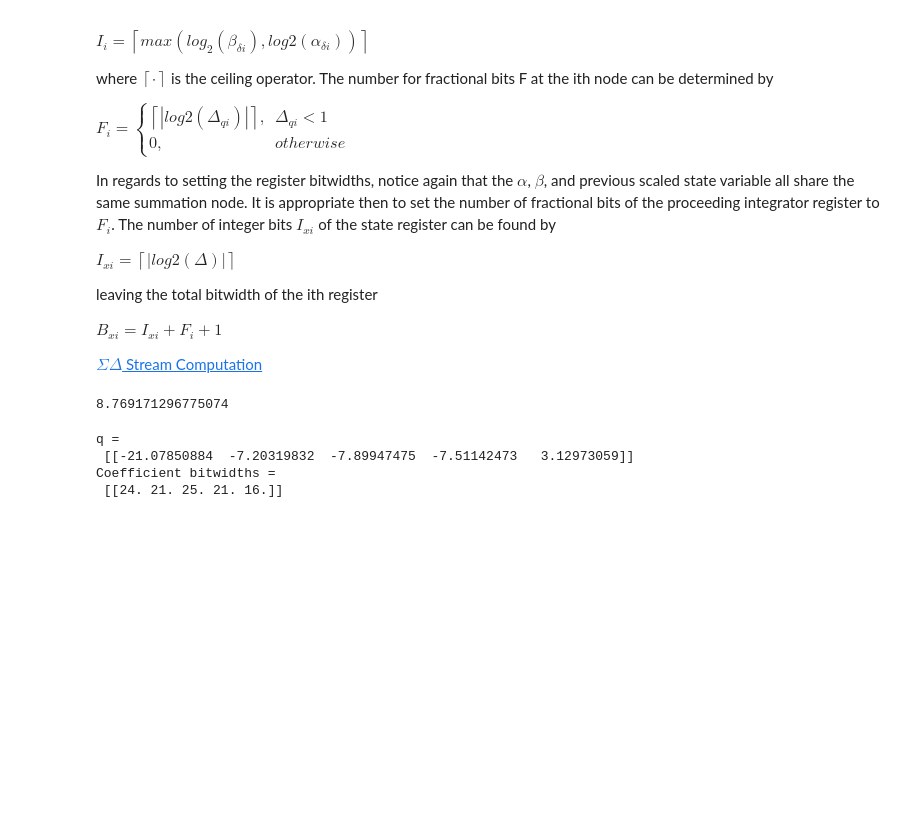
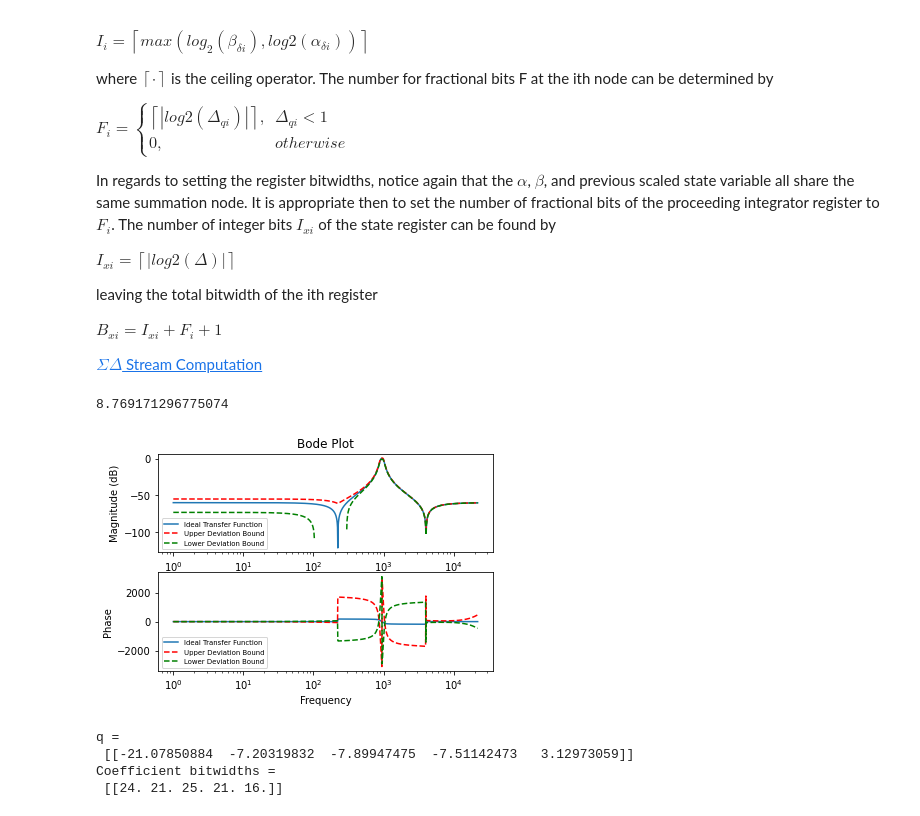
Before and after one commit to forrest-brewer/delta-control, a Jupyter notebook: notebooks/5_bitwidth_opt.ipynb, the cells around one changed output. Saved outputs shown, nothing was run; the diff lists cells and outputs as text; code cells hidden in the pictures; blank space fills up the shorter version.

```diff
--- a/notebooks/5_bitwidth_opt.ipynb
+++ b/notebooks/5_bitwidth_opt.ipynb
@@ -126,12 +126,17 @@ prob.solve()
 # %% [output]
 8.769171296775074
 # %%
+f = np.logspace(0,np.log10(fb),2**10)
+sdf.sensitivity_plot(Ad,Bd,Cd,Dd,f,ts,S_mag,S_phz,q.value)
+
 qs = np.log2(q.value)
 qs[qs>0] = 0
 qs = np.ceil(np.abs(qs)).T
 bi = np.ceil(np.log2(np.maximum(np.abs(alpha),np.abs(beta)))) + 1
 bw = bi + qs + 1
 b_frac = qs
+# %% [output]
+[figure, added]
 # %%
 # % Simulink Model Bitwidth Parameters
 shift = np.round(np.abs(np.log2(ts*k)))
```
Also changed, not shown: 5 other files.
